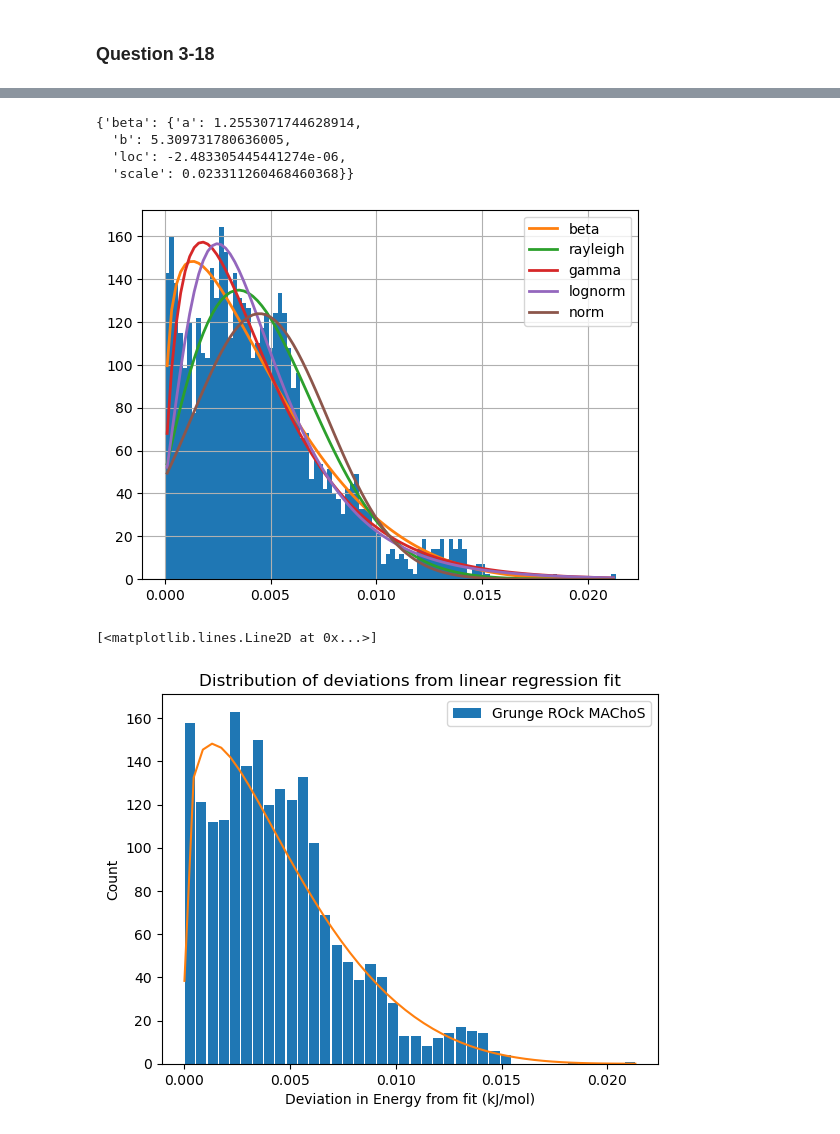
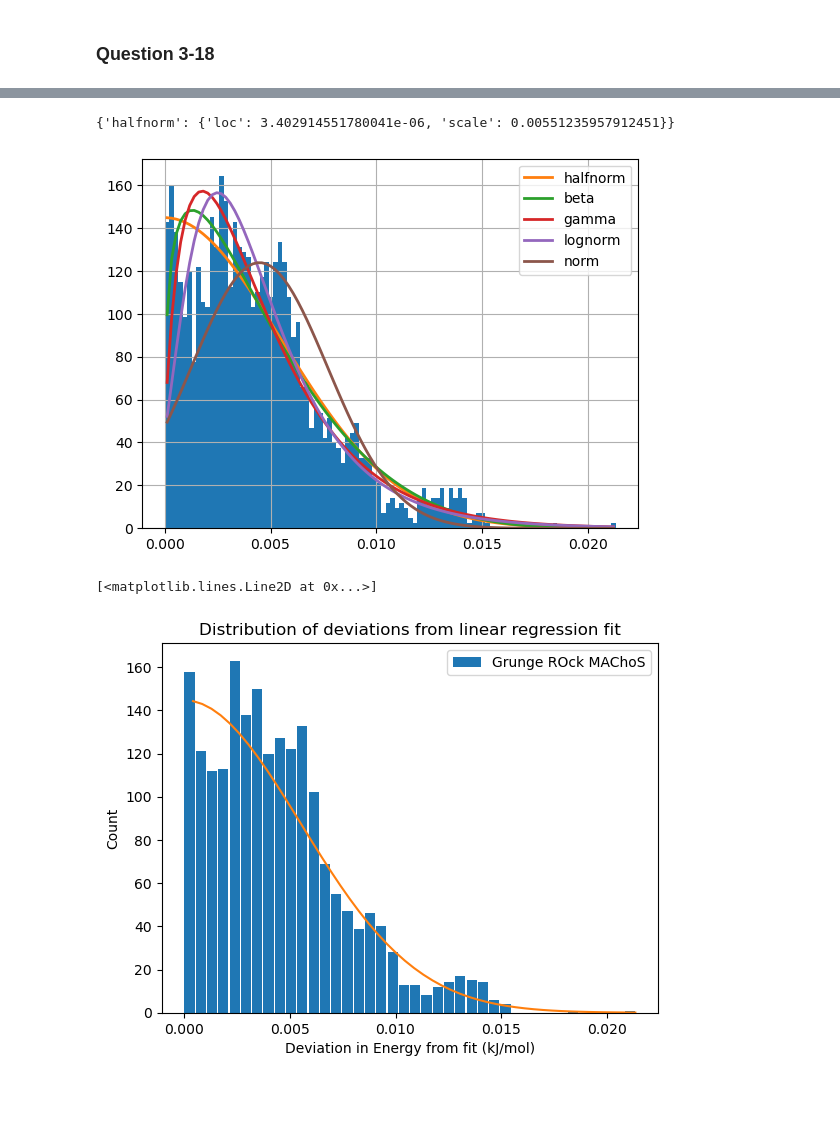
Before and after one commit to MetricManifold/SC9502, a Jupyter notebook: SC9502/assignment1/assignment1.ipynb, the cells around one changed output, grey strips where cells are left out. Saved outputs shown, nothing was run; the diff lists cells and outputs as text; code cells hidden in the pictures; blank space fills up the shorter version.

```diff
--- a/SC9502/assignment1/assignment1.ipynb
+++ b/SC9502/assignment1/assignment1.ipynb
@@ -701,8 +701,7 @@ f = Fitter(
         "norm",
         "binomial",
         "expon",
-        "rayleigh",
-        "chi2",
+        "halfnorm",
     ],
 )
 fit = f.fit()
@@ -721,23 +719,20 @@ best = f.get_best(method="sumsquare_error")
 summary = f.summary()
 best
 # %% [output]
-{'beta': {'a': 1.2553071744628914,
-  'b': 5.309731780636005,
-  'loc': -2.483305445441274e-06,
-  'scale': 0.023311260468460368}}
+{'halfnorm': {'loc': 3.402914551780041e-06, 'scale': 0.00551235957912451}}
-[figure, old version]
+[figure, new version]
 # %%
 xmax = data.max()
-xx = np.linspace(0, xmax, 50)
+xx = np.linspace(0, xmax, 50)[1:]
 
 fig = plt.figure()
 ax1 = fig.add_subplot(111)
 ax1.hist(data, bins=40, rwidth=0.9, label="Grunge ROck MAChoS")
 ax1.legend()
 ax1.set_xlabel("Deviation in Energy from fit (kJ/mol)")
 ax1.set_ylabel("Count")
 ax1.set_title("Distribution of deviations from linear regression fit")
-ax1.plot(xx, stats.beta.pdf(xx, **best['beta']))
+ax1.plot(xx, stats.halfnorm.pdf(xx, **best['halfnorm']))
 # %% [output]
 [<matplotlib.lines.Line2D at 0x...>]
-[figure, old version]
+[figure, new version]
```
Also changed, not shown: parts of 5 cells of this notebook.
